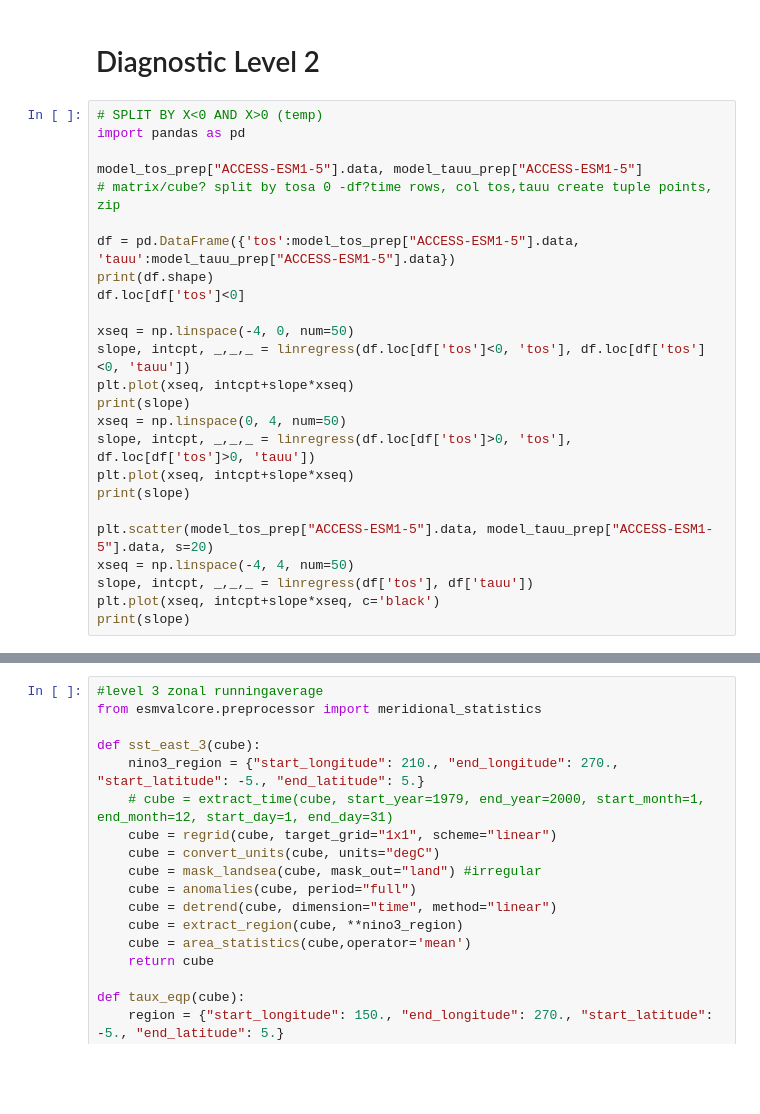
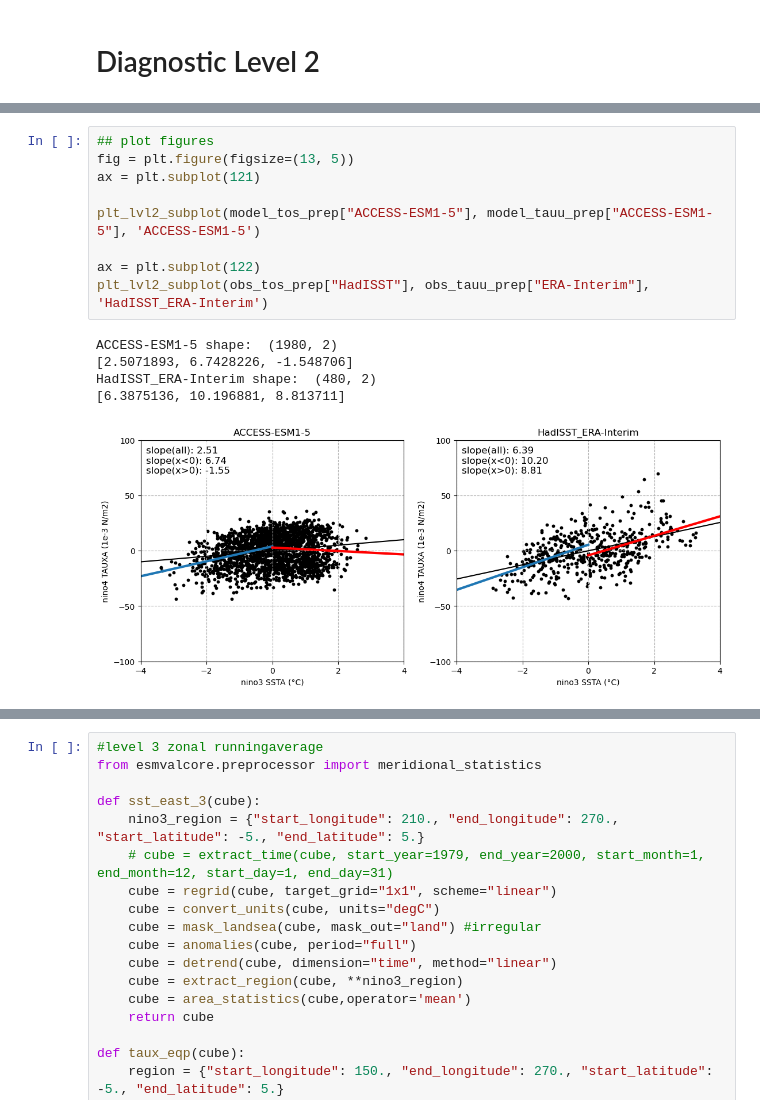
Before and after one commit to ACCESS-NRI/ACCESS-ENSO-recipes, a Jupyter notebook: 20-SST_Taux_feedback.ipynb, the cells around one changed output, grey strips where cells are left out. Saved outputs shown, nothing was run; the diff lists cells and outputs as text; blank space fills up the shorter version.

```diff
--- a/20-SST_Taux_feedback.ipynb
+++ b/20-SST_Taux_feedback.ipynb
@@ -183,27 +191,2 @@ metric:60.74858921684946
 # %% [markdown]
 # Diagnostic Level 2
-# %%
-# SPLIT BY X<0 AND X>0 (temp)
-import pandas as pd
-
-model_tos_prep["ACCESS-ESM1-5"].data, model_tauu_prep["ACCESS-ESM1-5"]
-# matrix/cube? split by tosa 0 -df?time rows, col tos,tauu create tuple points, zip
-
-df = pd.DataFrame({'tos':model_tos_prep["ACCESS-ESM1-5"].data, 'tauu':model_tauu_prep["ACCESS-ESM1-5"].data})
-print(df.shape)
-df.loc[df['tos']<0]
-
-xseq = np.linspace(-4, 0, num=50)
-slope, intcpt, _,_,_ = linregress(df.loc[df['tos']<0, 'tos'], df.loc[df['tos']<0, 'tauu'])
-plt.plot(xseq, intcpt+slope*xseq)
-print(slope)
-xseq = np.linspace(0, 4, num=50)
-slope, intcpt, _,_,_ = linregress(df.loc[df['tos']>0, 'tos'], df.loc[df['tos']>0, 'tauu'])
-plt.plot(xseq, intcpt+slope*xseq)
-print(slope)
-
-plt.scatter(model_tos_prep["ACCESS-ESM1-5"].data, model_tauu_prep["ACCESS-ESM1-5"].data, s=20)
-xseq = np.linspace(-4, 4, num=50)
-slope, intcpt, _,_,_ = linregress(df['tos'], df['tauu'])
-plt.plot(xseq, intcpt+slope*xseq, c='black')
-print(slope)
@@ -215,0 +239,15 @@ print(slope)
+# %%
+## plot figures
+fig = plt.figure(figsize=(13, 5))
+ax = plt.subplot(121)
+
+plt_lvl2_subplot(model_tos_prep["ACCESS-ESM1-5"], model_tauu_prep["ACCESS-ESM1-5"], 'ACCESS-ESM1-5')
+
+ax = plt.subplot(122)
+plt_lvl2_subplot(obs_tos_prep["HadISST"], obs_tauu_prep["ERA-Interim"], 'HadISST_ERA-Interim')
+# %% [output]
+ACCESS-ESM1-5 shape:  (1980, 2)
+[2.5071893, 6.7428226, -1.548706]
+HadISST_ERA-Interim shape:  (480, 2)
+[6.3875136, 10.196881, 8.813711]
+[figure, added]
```
Also changed, not shown: parts of 17 cells of this notebook.
